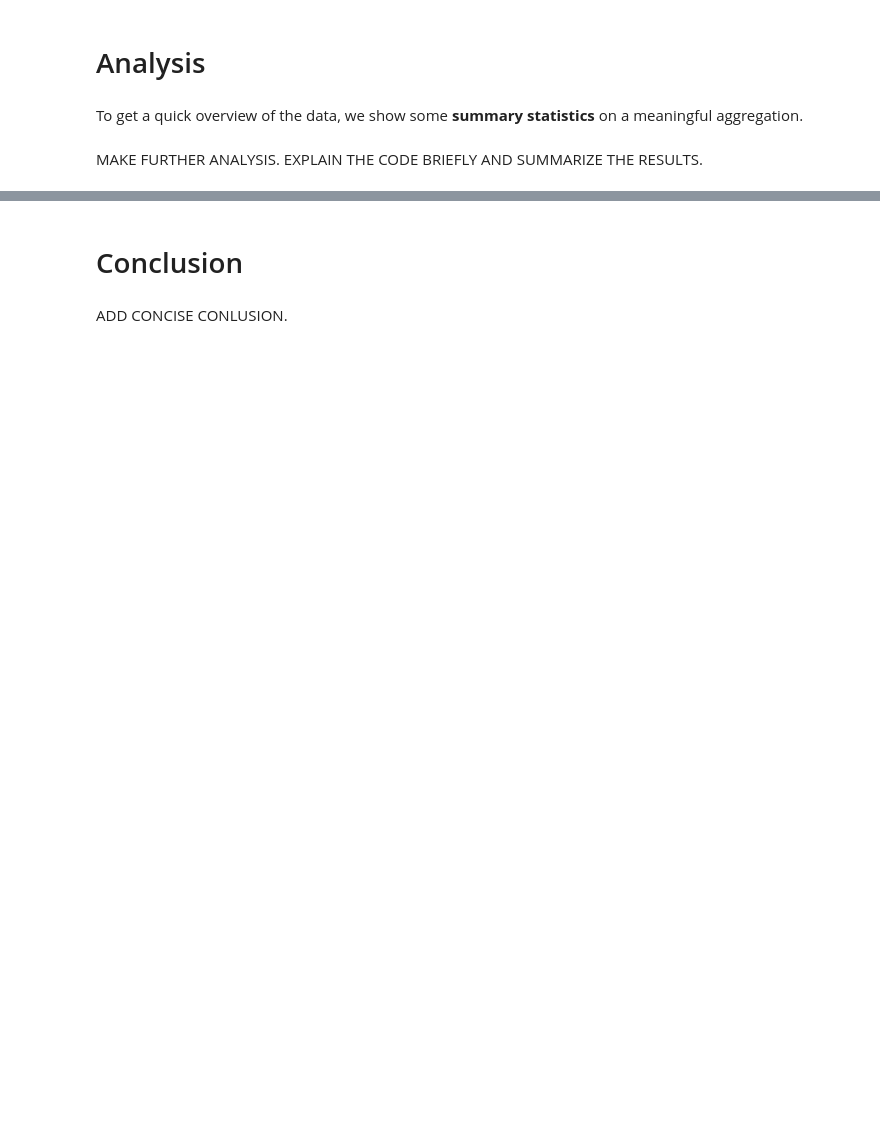
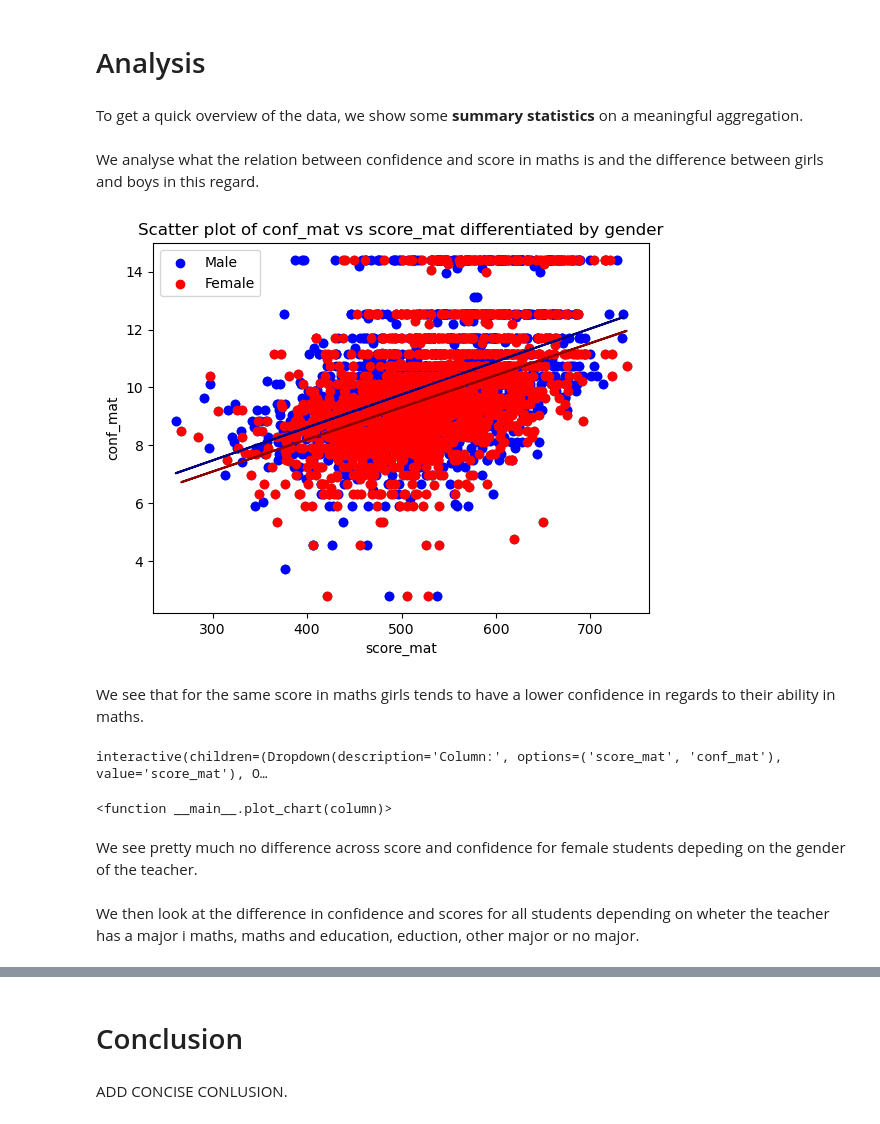
Before and after one commit to NumEconCopenhagen/projects-2024-anna-vithusha-og-barbara, a Jupyter notebook: dataproject/dataproject.ipynb, the cells around one changed output, grey strips where cells are left out. Drawn from its saved outputs; the diff is of its cells as text; code cells hidden in the pictures; blank space fills up the shorter version.

```diff
--- a/dataproject/dataproject.ipynb
+++ b/dataproject/dataproject.ipynb
@@ -83,7 +83,6 @@ teacher['ATBG02'] = teacher['ATBG02'].replace({1: 0, 2: 1}).astype(int)
 #Make the major in mathemathics variable a dummy
 teacher['ATBG05AC'] = teacher['ATBG05AC'].replace({2: 0})
 
-
 #Make the education categorical variable to dummies
 dummies = pd.get_dummies(teacher['ATDMMEM'])
 dummies.columns = ['mat_and_educ', 'educ', 'mat', 'other_major', 'no_major']
@@ -93,11 +92,14 @@ dummies = dummies.astype(int)
 #merge the new dummies to the teacher dataset
 teacher = pd.concat([teacher, dummies], axis=1)
 
+#Rename the major variable values to string
+teacher['ATDMMEM'] = teacher['ATDMMEM'].replace({1: 'mat and educ', 2: 'educ', 3: 'mat', 4: 'other major', 5: 'no major'})
+
 #Rename variables
 teacher = teacher.rename(columns={
-    'ASBG01': 'male_t',
+    'ATBG02': 'male_t',
     'ATBG05AC': 'mat_major',
-    'ASBGDML': 'bad_beh_mat',
+    'ATDMMEM': 'major'
 })
 
 teacher
@@ -160,0 +170,5 @@ plt.show()
+# %%
+# Now we merge 'teacher' with 'ts_link' to have the whole dataset:
+teacher_merged = pd.merge(teacher, ts_link, on=['IDTEALIN', 'IDLINK'], how='inner')
+teacher_merged = teacher_merged[teacher_merged['MATSUBJ'] == 1]
+teacher_merged
@@ -166,0 +193,4 @@ Make sure that your resulting data sets have the correct number of rows and colu
+# %%
+# Now we merge 'teacher' with 'ts_link' to have the whole dataset:
+student_merged = pd.merge(student, teacher_merged, on=['IDSTUD'], how='left')
+student_merged
@@ -168,5 +212,58 @@ Make sure that your resulting data sets have the correct number of rows and colu
 # Analysis
 # %% [markdown]
 To get a quick overview of the data, we show some **summary statistics** on a meaningful aggregation.
-# %% [markdown]
-MAKE FURTHER ANALYSIS. EXPLAIN THE CODE BRIEFLY AND SUMMARIZE THE RESULTS.
+# %% [markdown]
+We analyse what the relation between confidence and score in maths is and the difference between girls and boys in this regard.
+# %%
+#Scatter plot of the relationship between score in mathematics and cofindence in mathematics
+plt.scatter(student_merged['score_mat'], student_merged['conf_mat'])
+
+male = student_merged[student_merged['male'] == 1]
+female = student_merged[student_merged['male'] == 0]
+
+# Perform linear regression
+slope_m, intercept_m = np.polyfit(male['score_mat'], male['conf_mat'], 1)
+slope_f, intercept_f = np.polyfit(female['score_mat'], female['conf_mat'], 1)
+
+plt.scatter(male['score_mat'], male['conf_mat'], color='blue', label='Male')
+plt.scatter(female['score_mat'], female['conf_mat'], color='red', label='Female')
+
+
+# Add tendency line
+plt.plot(male['score_mat'], slope_m * male['score_mat'] + intercept_m, color='navy')
+
+# Add tendency line
+plt.plot(female['score_mat'], slope_f * female['score_mat'] + intercept_f, color='darkred')
+
+plt.xlabel('score_mat')
+plt.ylabel('conf_mat')
+plt.title('Scatter plot of conf_mat vs score_mat differentiated by gender')
+plt.legend()
+plt.show()
+# %% [output]
+[figure, added]
+# %% [markdown]
+We see that for the same score in maths girls tends to have a lower confidence in regards to their ability in maths.
+# %%
+#we delete the observation with missing values for teachers gender in the female dataset
+female = female.dropna(subset=['male_t'])
+
+# Define a function that plots a bar chart for a selected column
+def plot_chart(column):
+    mean_values = female.groupby('male_t')[column].mean()
+    color = 'blue' if column == 'score_mat' else 'orange'
+    mean_values.plot(kind='bar', alpha=0.75, color=color)
+    plt.ylabel('Mean Value')
+    plt.title(f'Mean values of {column} for females depending on the teacher\'s gender')
+    plt.show()
+
+# Create a dropdown widget
+columns=['score_mat', 'conf_mat']
+widgets.interact(plot_chart, column=widgets.Dropdown(options=columns, value='score_mat', description='Column:'))
+# %% [output]
+interactive(children=(Dropdown(description='Column:', options=('score_mat', 'conf_mat'), value='score_mat'), O…
+<function __main__.plot_chart(column)>
+# %% [markdown]
+We see pretty much no difference across score and confidence for female students depeding on the gender of the teacher.
+# %% [markdown]
+We then look at the difference in confidence and scores for all students depending on wheter the teacher has a major i maths, maths and education, eduction, other major or no major.
```
Also changed, not shown: parts of 11 cells of this notebook.
